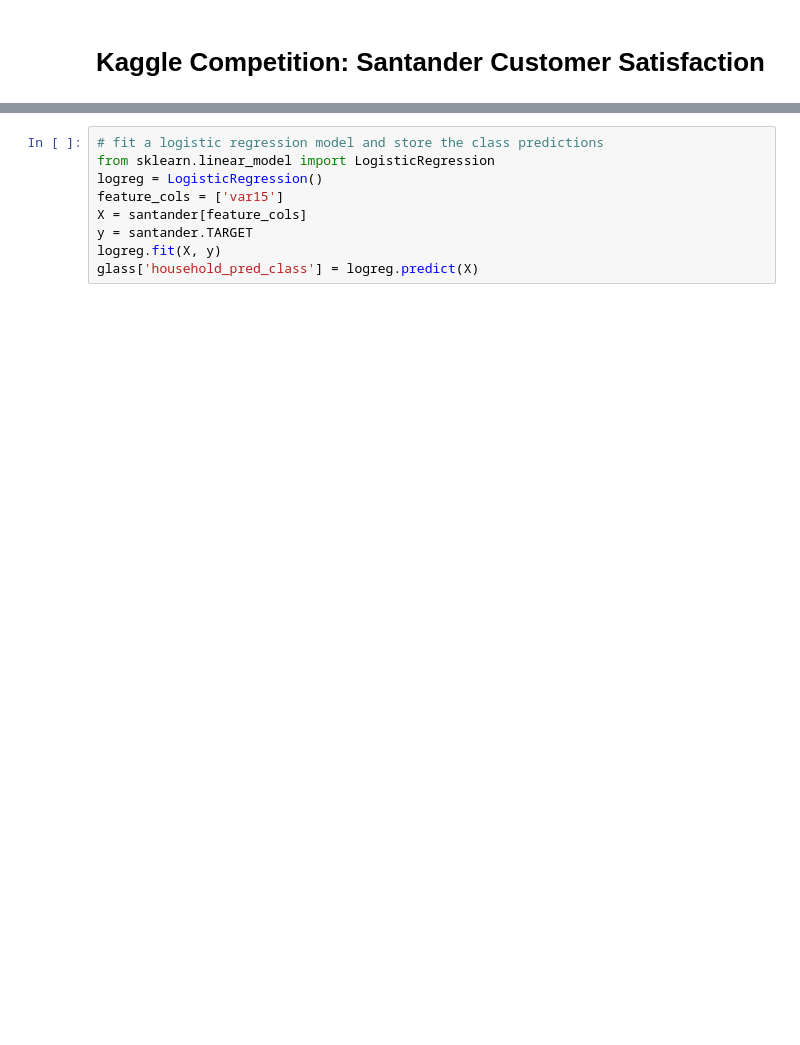
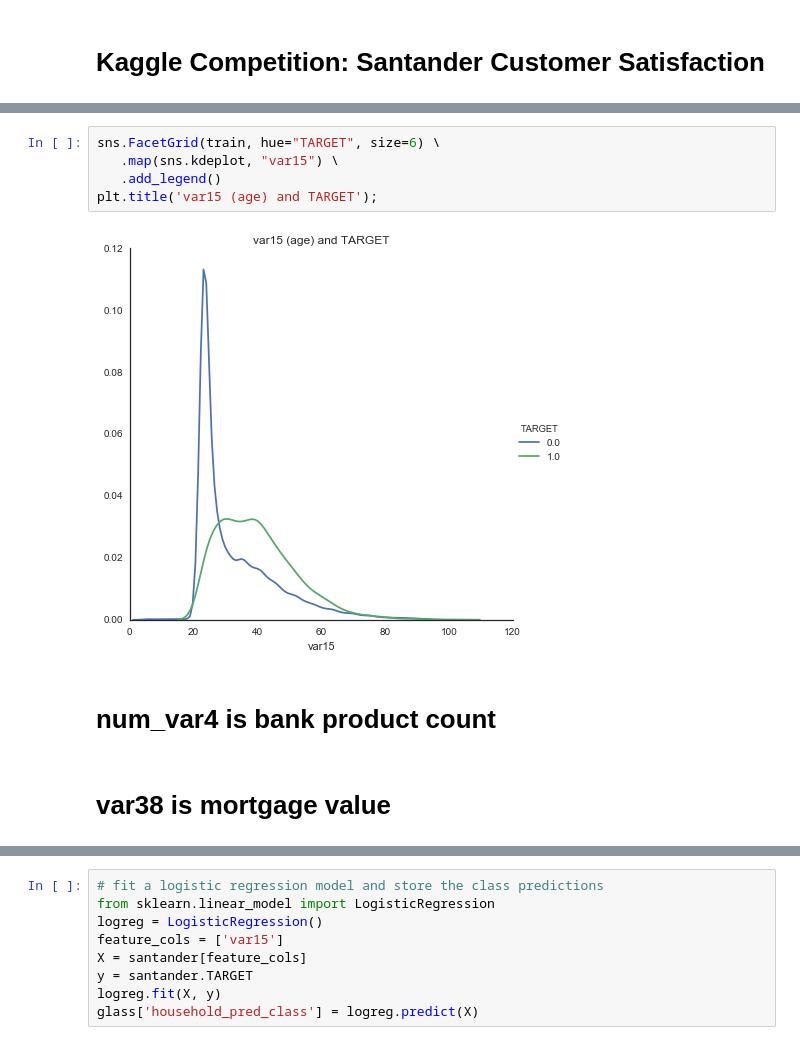
Before and after one commit to sketchychen/kaggle_santander, a Jupyter notebook: Kaggle_Santander.ipynb, the cells around one changed output, grey strips where cells are left out. Saved outputs shown, nothing was run; the diff lists cells and outputs as text; blank space fills up the shorter version.

```diff
--- a/Kaggle_Santander.ipynb
+++ b/Kaggle_Santander.ipynb
@@ -59,0 +126,11 @@ santander.plot(kind='scatter', x='var15', y='TARGET', alpha=0.1)
+# %%
+sns.FacetGrid(train, hue="TARGET", size=6) \
+   .map(sns.kdeplot, "var15") \
+   .add_legend()
+plt.title('var15 (age) and TARGET');
+# %% [output]
+[figure, added]
+# %% [markdown]
+# num_var4 is bank product count
+# %% [markdown]
+# var38 is mortgage value
```
Also changed, not shown: parts of 24 cells of this notebook, 12 other files.
